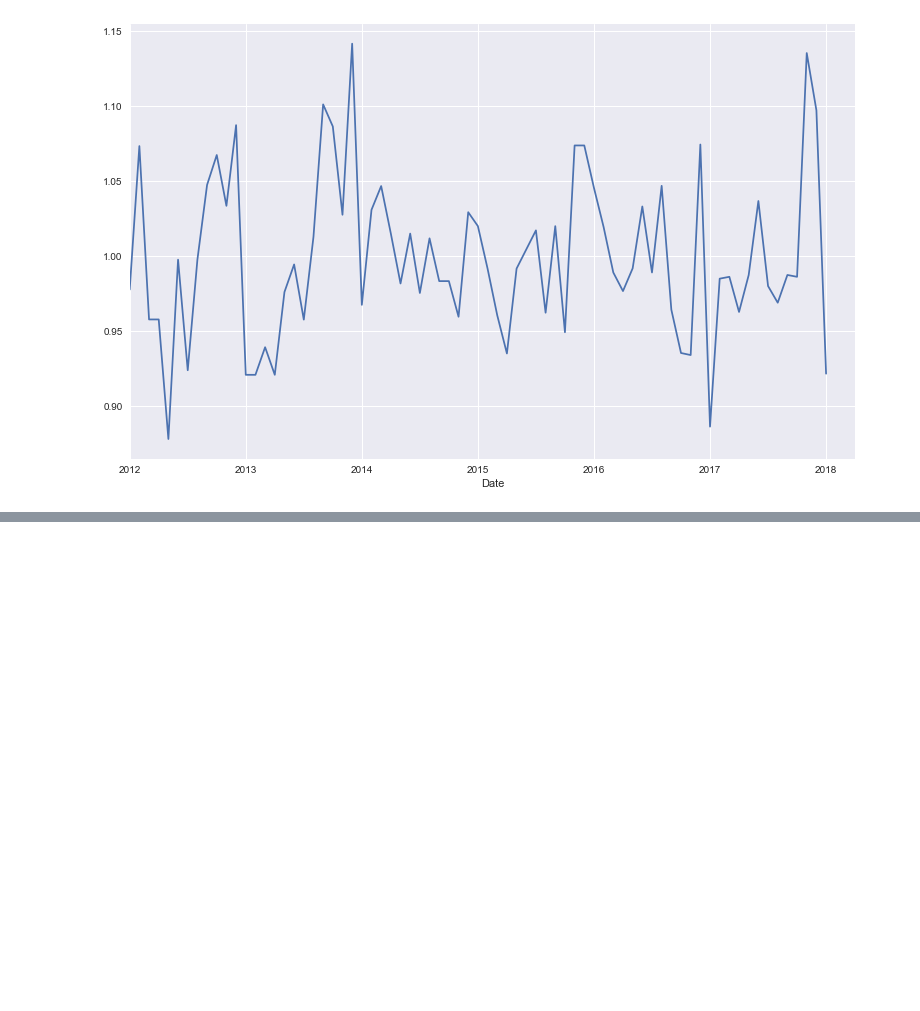
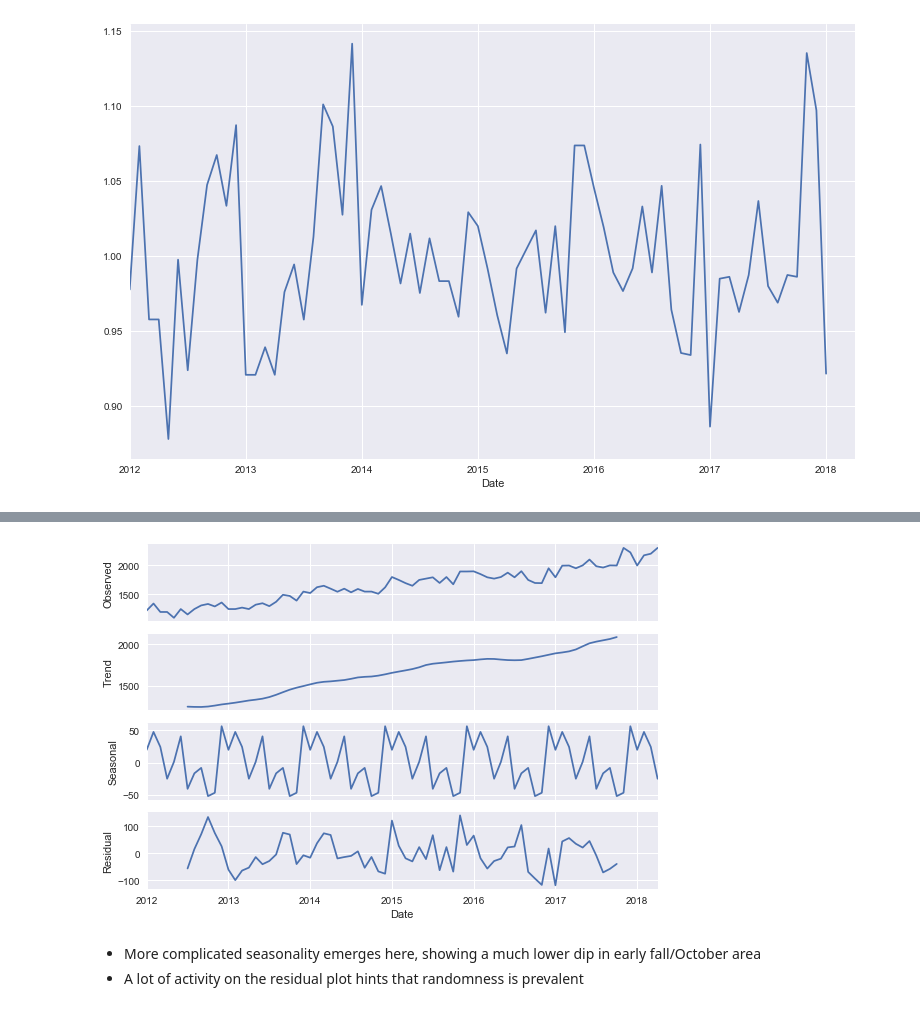
Before and after one commit to MichaelNormandyGavin/Zillow-Apartments, a Jupyter notebook: zillow_eda.ipynb, the cells around one changed output, grey strips where cells are left out. Drawn from its saved outputs; the diff is of its cells as text; code cells hidden in the pictures; blank space fills up the shorter version.

```diff
--- a/zillow_eda.ipynb
+++ b/zillow_eda.ipynb
@@ -266,0 +313,9 @@ plt.show()
+# %%
+decomposed_df = seasonal_decompose(seasonal_df.iloc[:,0])
+# %%
+decomposed_df.plot()
+# %% [output]
+[figure, added]
+# %% [markdown]
+- More complicated seasonality emerges here, showing a much lower dip in early fall/October area
+- A lot of activity on the residual plot hints that randomness is prevalent
```
Also changed, not shown: parts of 10 cells of this notebook.
